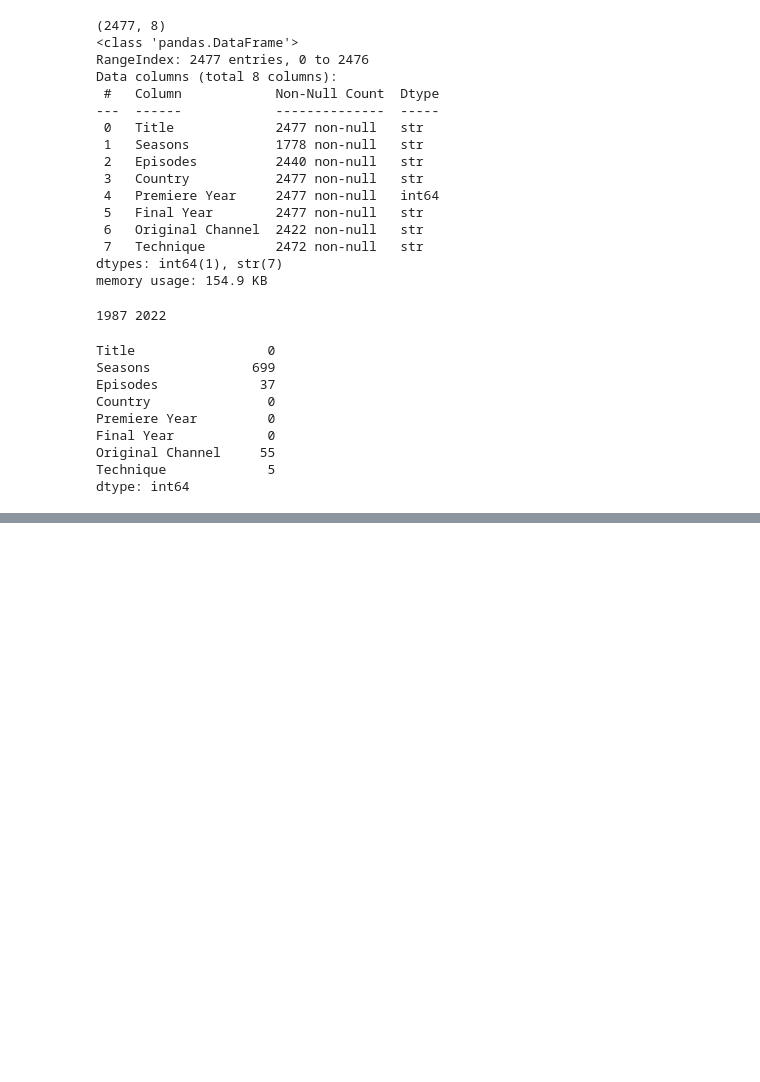
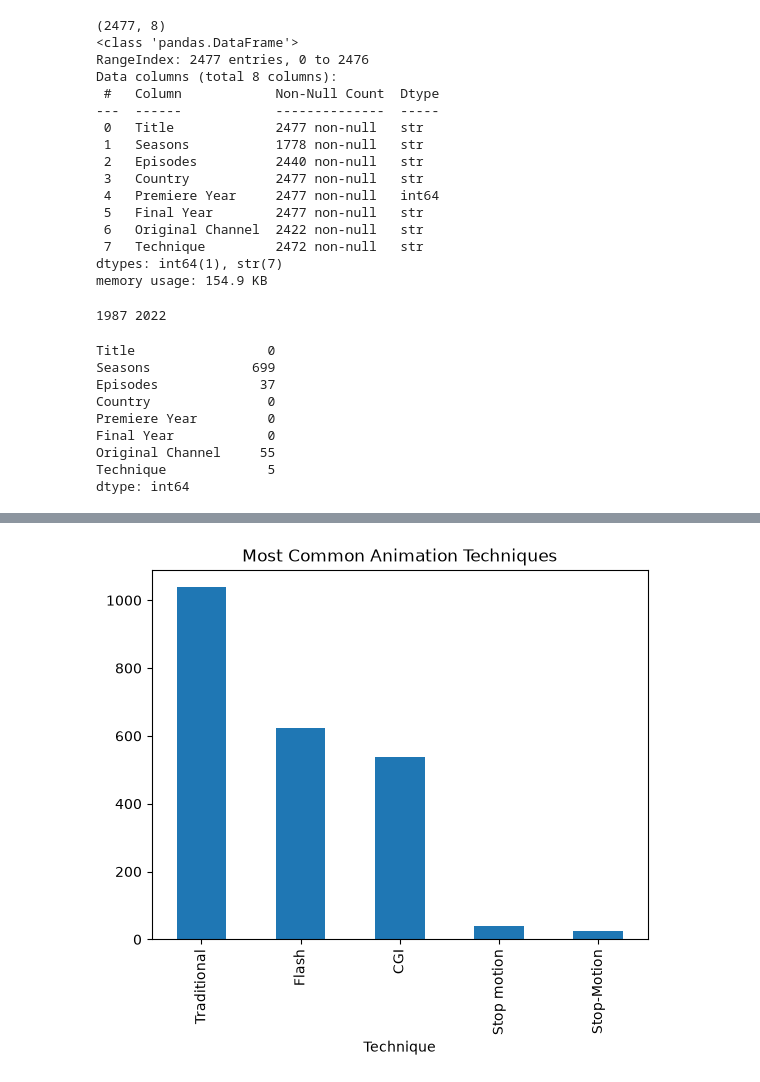
Before and after one commit to cindylyuwpp/animat-tv-show-data-analysis, a Jupyter notebook: tvshows_analysis.ipynb, the cells around one changed output, grey strips where cells are left out. Saved outputs shown, nothing was run; the diff lists cells and outputs as text; code cells hidden in the pictures; blank space fills up the shorter version.

```diff
--- a/tvshows_analysis.ipynb
+++ b/tvshows_analysis.ipynb
@@ -47,0 +81,11 @@ dtype: int64
+# %%
+# Q2: what are the most common animation technique?
+
+df["Technique"].value_counts().head(10)
+df["Technique"].value_counts().head(5).plot(kind="bar")
+plt.title("Most Common Animation Techniques")
+plt.show()
+
+# traditional is the most commen technique
+# %% [output]
+[figure, added]
```
Also changed, not shown: parts of 14 cells of this notebook.
